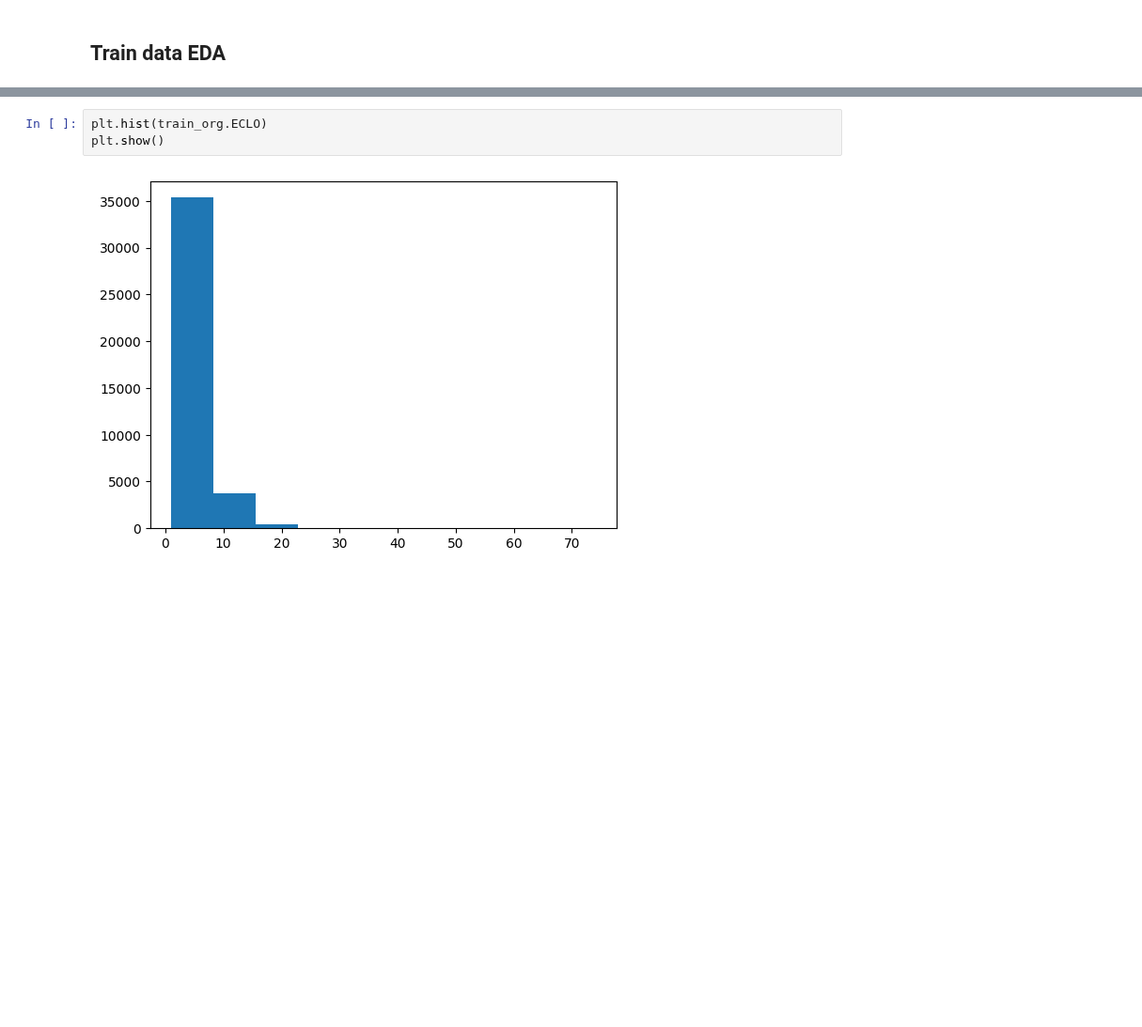
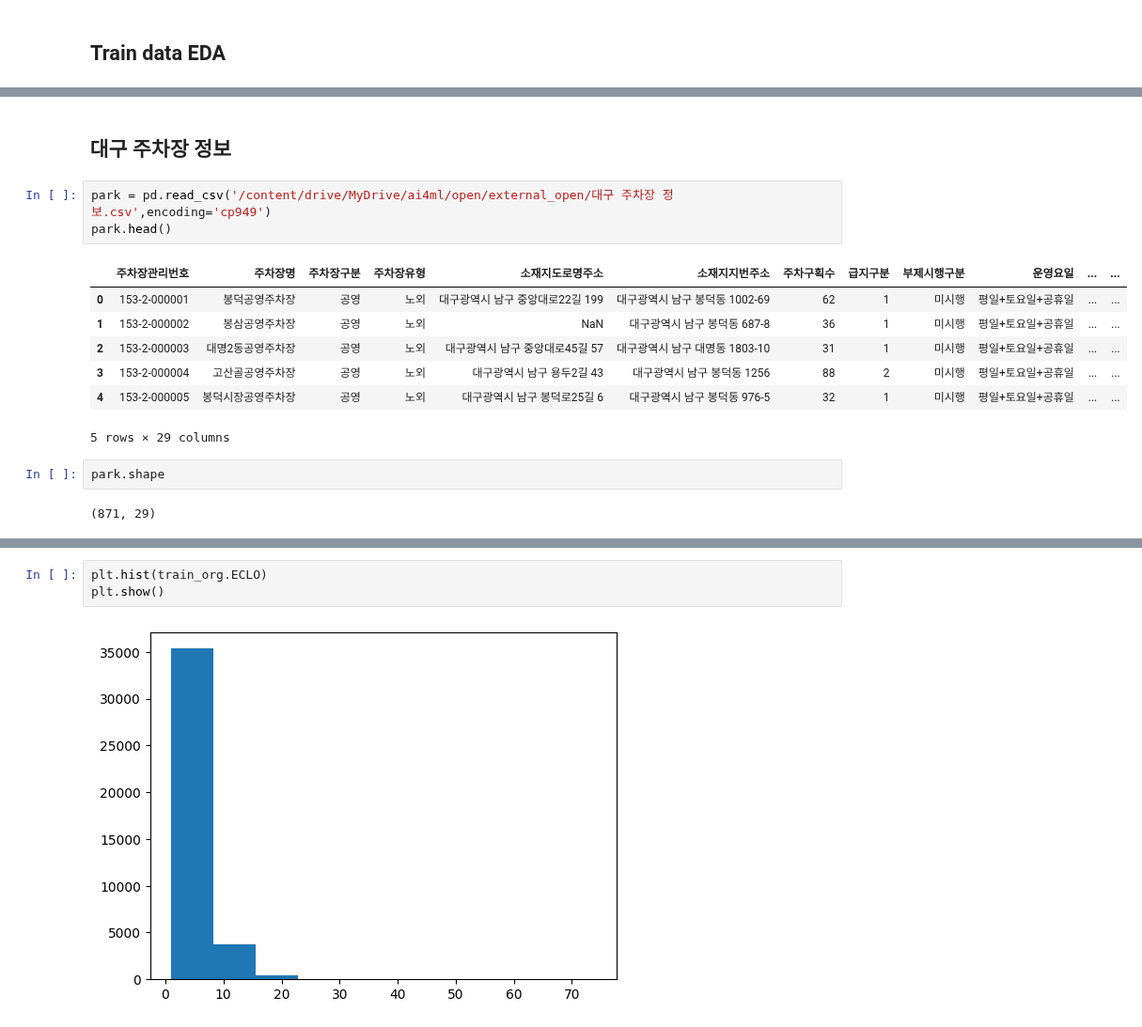
Before and after one commit to tgwon/ai4ml, a Jupyter notebook: project/EDA.ipynb, the cells around one changed output, grey strips where cells are left out. Shown at 94% size. Cells and saved outputs as stored; diff of their text form; blank space fills up the shorter version.

```diff
--- a/project/EDA.ipynb
+++ b/project/EDA.ipynb
@@ -83,0 +337,17 @@ train_org.describe()
+# %% [markdown]
+## 대구 주차장 정보
+# %%
+park = pd.read_csv('/content/drive/MyDrive/ai4ml/open/external_open/대구 주차장 정보.csv',encoding='cp949')
+park.head()
+# %% [output]
+|  | 주차장관리번호 | 주차장명 | 주차장구분 | 주차장유형 | 소재지도로명주소 | 소재지지번주소 | 주차구획수 | 급지구분 | 부제시행구분 | 운영요일 | ... | ... |
+| 0 | 153-2-000001 | 봉덕공영주차장 | 공영 | 노외 | 대구광역시 남구 중앙대로22길 199 | 대구광역시 남구 봉덕동 1002-69 | 62 | 1 | 미시행 | 평일+토요일+공휴일 | ... | ... |
+| 1 | 153-2-000002 | 봉삼공영주차장 | 공영 | 노외 | NaN | 대구광역시 남구 봉덕동 687-8 | 36 | 1 | 미시행 | 평일+토요일+공휴일 | ... | ... |
+| 2 | 153-2-000003 | 대명2동공영주차장 | 공영 | 노외 | 대구광역시 남구 중앙대로45길 57 | 대구광역시 남구 대명동 1803-10 | 31 | 1 | 미시행 | 평일+토요일+공휴일 | ... | ... |
+| 3 | 153-2-000004 | 고산골공영주차장 | 공영 | 노외 | 대구광역시 남구 용두2길 43 | 대구광역시 남구 봉덕동 1256 | 88 | 2 | 미시행 | 평일+토요일+공휴일 | ... | ... |
+| 4 | 153-2-000005 | 봉덕시장공영주차장 | 공영 | 노외 | 대구광역시 남구 봉덕로25길 6 | 대구광역시 남구 봉덕동 976-5 | 32 | 1 | 미시행 | 평일+토요일+공휴일 | ... | ... |
+5 rows × 29 columns
+# %%
+park.shape
+# %% [output]
+(871, 29)
```
Also changed, not shown: parts of 38 cells of this notebook.
